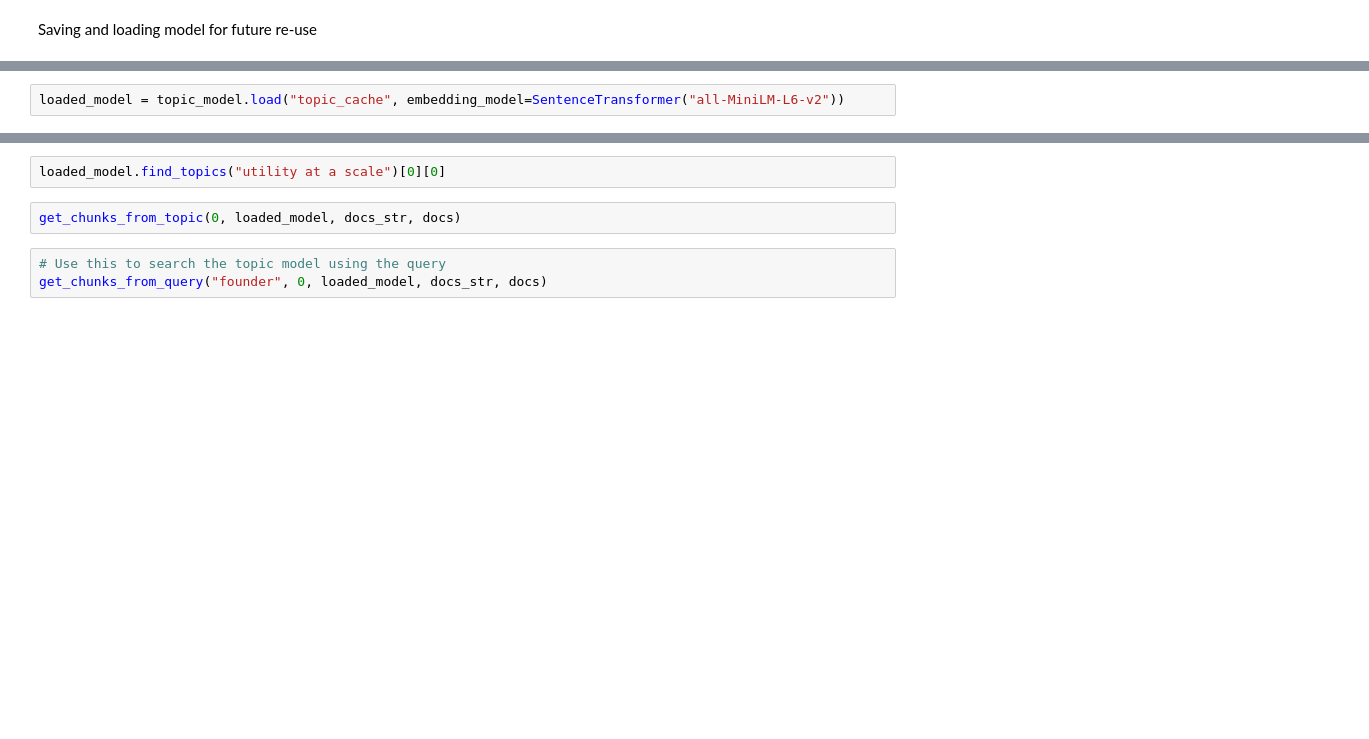
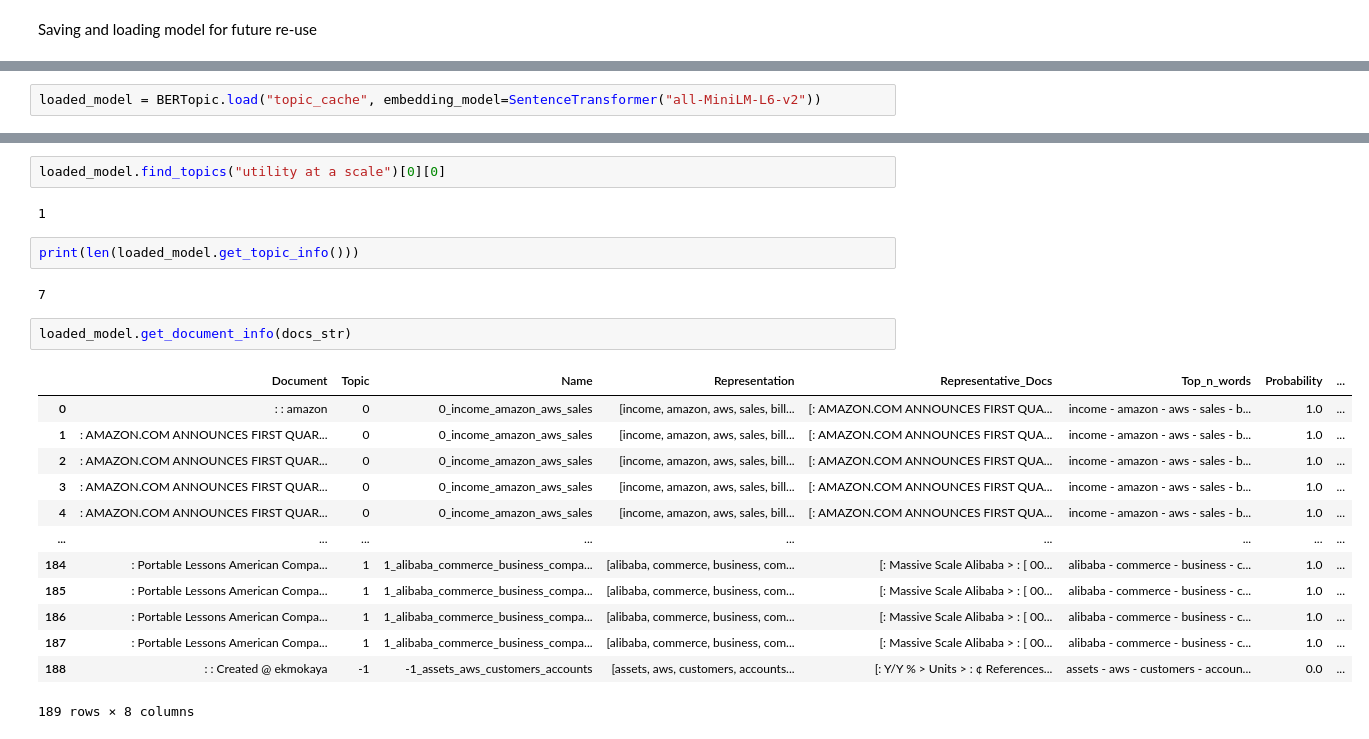
Before and after one commit to jianyangg/local-llm, a Jupyter notebook: topic-modelling/novel.ipynb, the cells around one changed output, grey strips where cells are left out. Drawn from its saved outputs; the diff is of its cells as text; blank space fills up the shorter version.

Commit message:
Begin implementing topic model in main app

```diff
--- a/topic-modelling/novel.ipynb
+++ b/topic-modelling/novel.ipynb
@@ -540,4 +528,4 @@ topic_model.save("topic_cache", serialization="pickle", save_embedding_model=Fal
 # %%
-loaded_model = topic_model.load("topic_cache", embedding_model=SentenceTransformer("all-MiniLM-L6-v2"))
+loaded_model = BERTopic.load("topic_cache", embedding_model=SentenceTransformer("all-MiniLM-L6-v2"))
 # %%
 loaded_model.get_topic_info()
@@ -544,7 +541,24 @@ loaded_model.get_topic_info()
 # %%
 loaded_model.find_topics("utility at a scale")[0][0]
+# %% [output]
+1
-# %%
-get_chunks_from_topic(0, loaded_model, docs_str, docs)
-# %%
-# Use this to search the topic model using the query
-get_chunks_from_query("founder", 0, loaded_model, docs_str, docs)
+# %%
+print(len(loaded_model.get_topic_info()))
+# %% [output]
+7
+# %%
+loaded_model.get_document_info(docs_str)
+# %% [output]
+|  | Document | Topic | Name | Representation | Representative_Docs | Top_n_words | Probability | ... |
+| 0 | : : amazon | 0 | 0_income_amazon_aws_sales | [income, amazon, aws, sales, bill... | [: AMAZON.COM ANNOUNCES FIRST QUA... | income - amazon - aws - sales - b... | 1.0 | ... |
+| 1 | : AMAZON.COM ANNOUNCES FIRST QUAR... | 0 | 0_income_amazon_aws_sales | [income, amazon, aws, sales, bill... | [: AMAZON.COM ANNOUNCES FIRST QUA... | income - amazon - aws - sales - b... | 1.0 | ... |
+| 2 | : AMAZON.COM ANNOUNCES FIRST QUAR... | 0 | 0_income_amazon_aws_sales | [income, amazon, aws, sales, bill... | [: AMAZON.COM ANNOUNCES FIRST QUA... | income - amazon - aws - sales - b... | 1.0 | ... |
+| 3 | : AMAZON.COM ANNOUNCES FIRST QUAR... | 0 | 0_income_amazon_aws_sales | [income, amazon, aws, sales, bill... | [: AMAZON.COM ANNOUNCES FIRST QUA... | income - amazon - aws - sales - b... | 1.0 | ... |
+| 4 | : AMAZON.COM ANNOUNCES FIRST QUAR... | 0 | 0_income_amazon_aws_sales | [income, amazon, aws, sales, bill... | [: AMAZON.COM ANNOUNCES FIRST QUA... | income - amazon - aws - sales - b... | 1.0 | ... |
+| ... | ... | ... | ... | ... | ... | ... | ... | ... |
+| 184 | : Portable Lessons American Compa... | 1 | 1_alibaba_commerce_business_compa... | [alibaba, commerce, business, com... | [: Massive Scale Alibaba > : [ 00... | alibaba - commerce - business - c... | 1.0 | ... |
+| 185 | : Portable Lessons American Compa... | 1 | 1_alibaba_commerce_business_compa... | [alibaba, commerce, business, com... | [: Massive Scale Alibaba > : [ 00... | alibaba - commerce - business - c... | 1.0 | ... |
+| 186 | : Portable Lessons American Compa... | 1 | 1_alibaba_commerce_business_compa... | [alibaba, commerce, business, com... | [: Massive Scale Alibaba > : [ 00... | alibaba - commerce - business - c... | 1.0 | ... |
+| 187 | : Portable Lessons American Compa... | 1 | 1_alibaba_commerce_business_compa... | [alibaba, commerce, business, com... | [: Massive Scale Alibaba > : [ 00... | alibaba - commerce - business - c... | 1.0 | ... |
+| 188 | : : Created @ ekmokaya | -1 | -1_assets_aws_customers_accounts | [assets, aws, customers, accounts... | [: Y/Y % > Units > : ¢ References... | assets - aws - customers - accoun... | 0.0 | ... |
+189 rows × 8 columns
```
Also changed, not shown: parts of 19 cells of this notebook, 9 other files.
